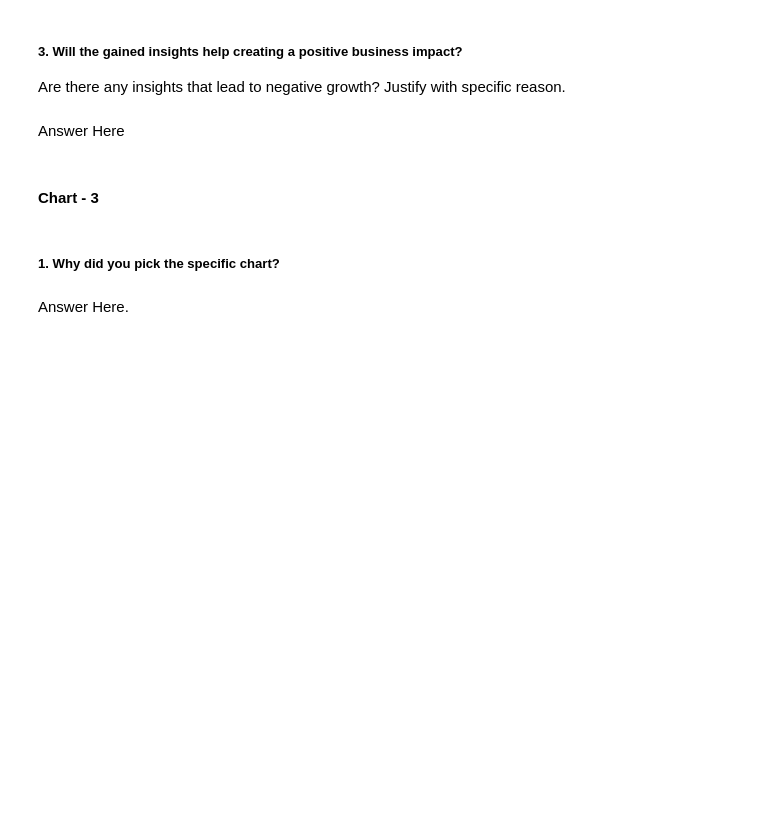
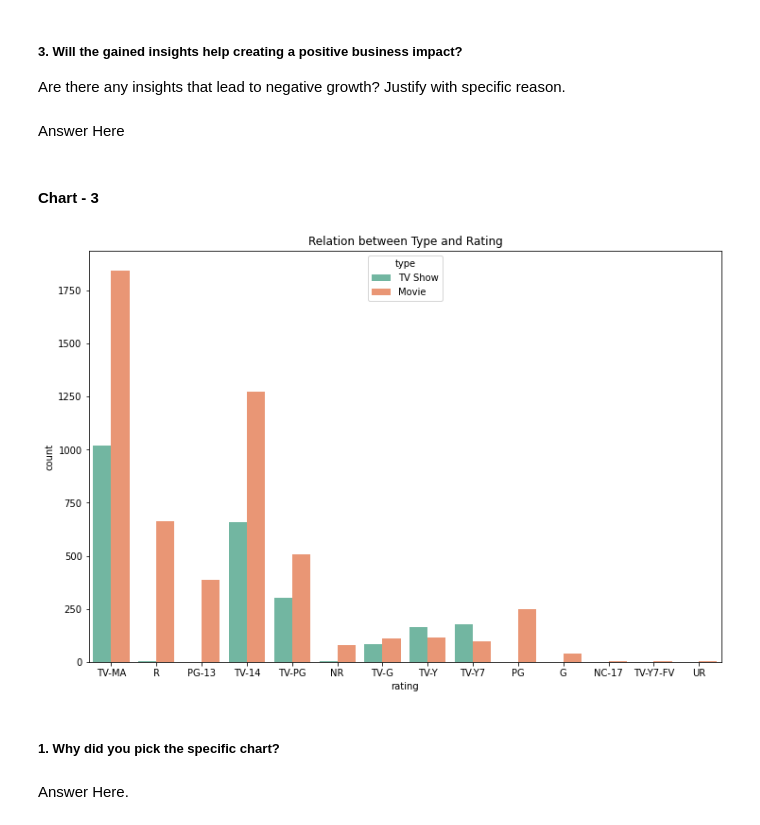
Before and after one commit to Kaustubh-Amare/Netflix-movies-and-tv-shows-clustering-ML, a Jupyter notebook: Netflix_Movies_&_TV_shows_clustering_ML.ipynb, the cells around one changed output. Cells and saved outputs as stored; diff of their text form; code cells hidden in the pictures; blank space fills up the shorter version.

```diff
--- a/Netflix_Movies_&_TV_shows_clustering_ML.ipynb
+++ b/Netflix_Movies_&_TV_shows_clustering_ML.ipynb
@@ -283,3 +460,12 @@ Answer Here
+# %%
+# Chart - 3 visualization code
+# graph for different rating on movies and tv shows
+plt.figure(figsize=(12,8))
+sns.countplot(x='rating',hue='type',data=content_df,palette="Set2")
+plt.title('Relation between Type and Rating')
+plt.show()
+# %% [output]
+[figure, added]
 # %% [markdown]
 ##### 1. Why did you pick the specific chart?
 # %% [markdown]
```
Also changed, not shown: parts of 25 cells of this notebook.
